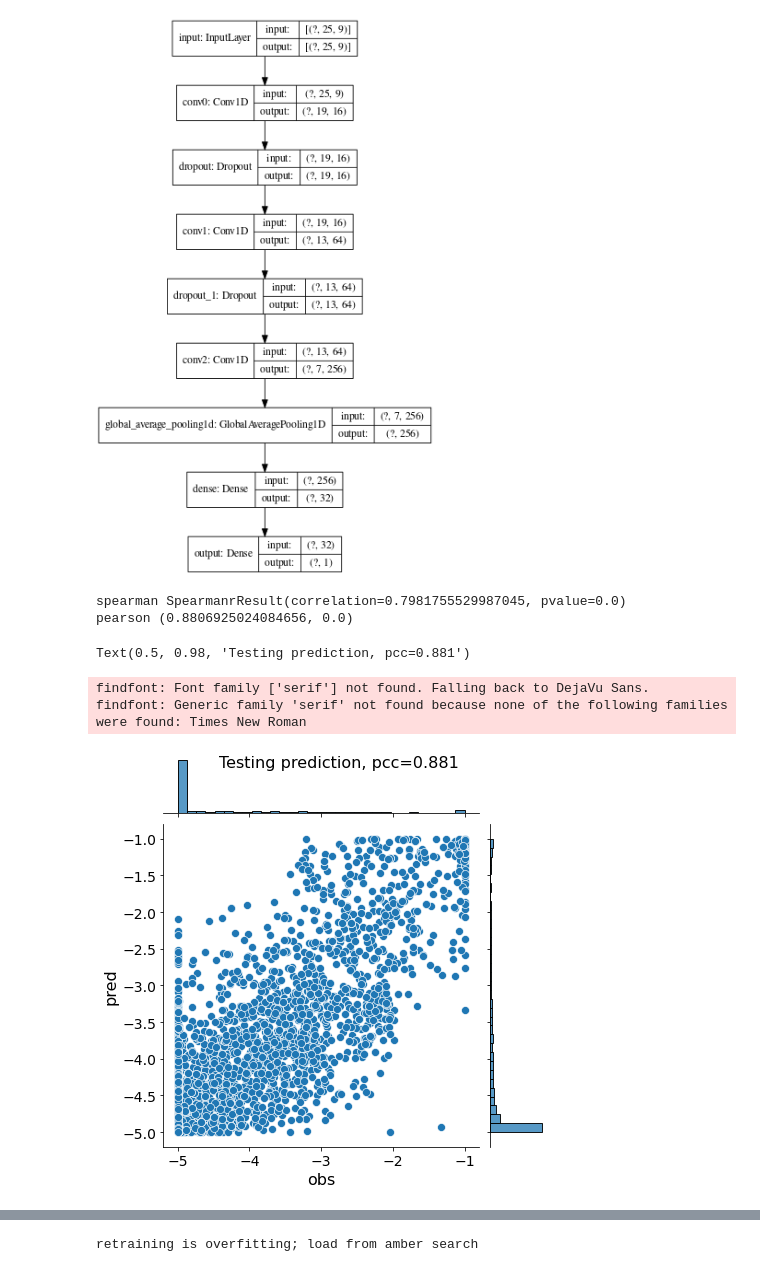
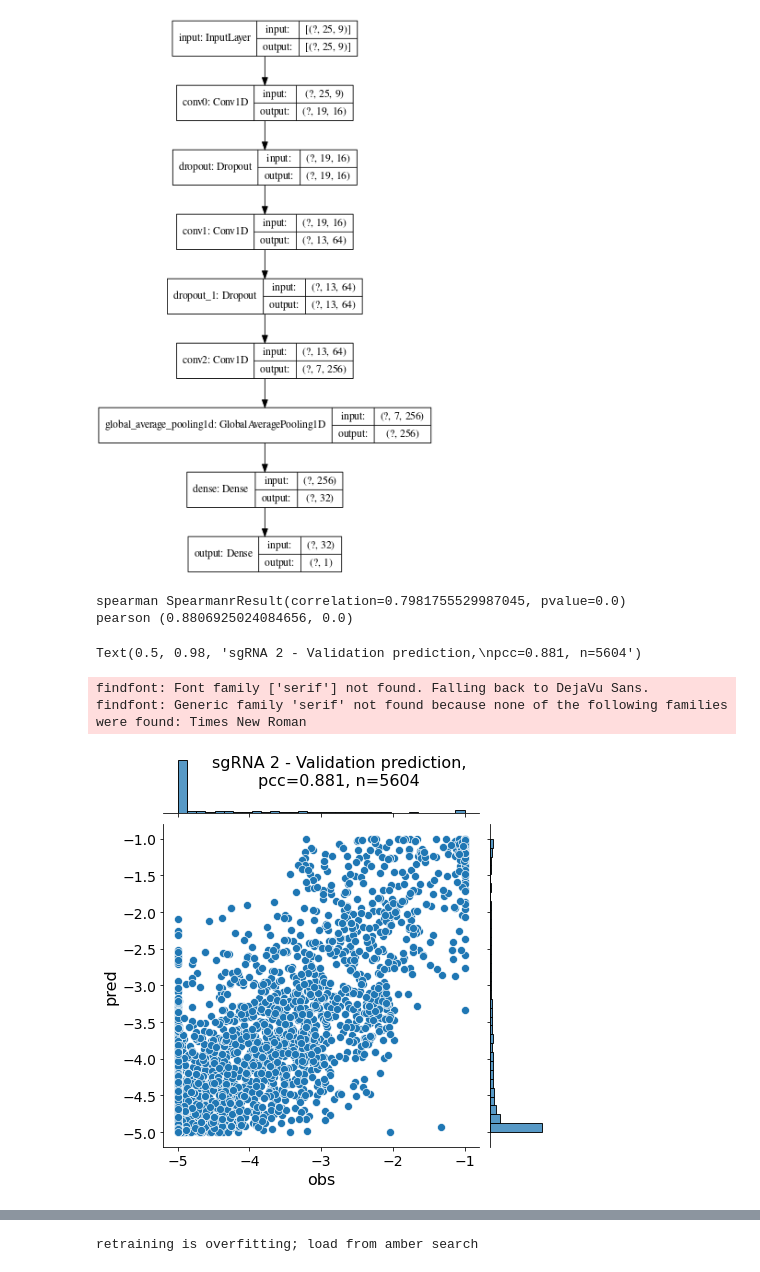
Before and after one commit to zj-zhang/Elektrum, a Jupyter notebook: notebooks/02-CNN-AMBERsearch.ipynb, the cells around one changed output, grey strips where cells are left out. Cells and saved outputs as stored; diff of their text form; code cells hidden in the pictures.

```diff
--- a/notebooks/02-CNN-AMBERsearch.ipynb
+++ b/notebooks/02-CNN-AMBERsearch.ipynb
@@ -95,19 +95,19 @@ model.compile(loss="mse", optimizer="adam")
 # %%
 y_hat = model.predict(x_test).flatten()
 y_hat = np.clip(y_hat, -5, -1)
 h = sns.jointplot(y_test, y_hat)
 h.set_axis_labels("obs", "pred", fontsize=16)
 print("spearman", ss.spearmanr(y_hat, y_test))
 p_old = ss.pearsonr(y_hat, y_test)
 print("pearson", p_old)
-h.fig.suptitle("Testing prediction, pcc=%.3f"%p_old[0], fontsize=16)
+h.fig.suptitle("sgRNA 2 - Validation prediction,\npcc=%.3f, n=%i"%(p_old[0],len(y_hat)), fontsize=16)
 # %% [output]
 spearman SpearmanrResult(correlation=0.7981755529987045, pvalue=0.0)
 pearson (0.8806925024084656, 0.0)
-Text(0.5, 0.98, 'Testing prediction, pcc=0.881')
+Text(0.5, 0.98, 'sgRNA 2 - Validation prediction,\npcc=0.881, n=5604')
 findfont: Font family ['serif'] not found. Falling back to DejaVu Sans.
 findfont: Generic family 'serif' not found because none of the following families were found: Times New Roman
-[figure, old version]
+[figure, new version]
 # %%
 checkpointer = ModelCheckpoint(filepath="bestmodel.h5", mode='min', verbose=0, save_best_only=True,
                        save_weights_only=True)
```
Also changed, not shown: parts of 6 cells of this notebook, 1 other file.
